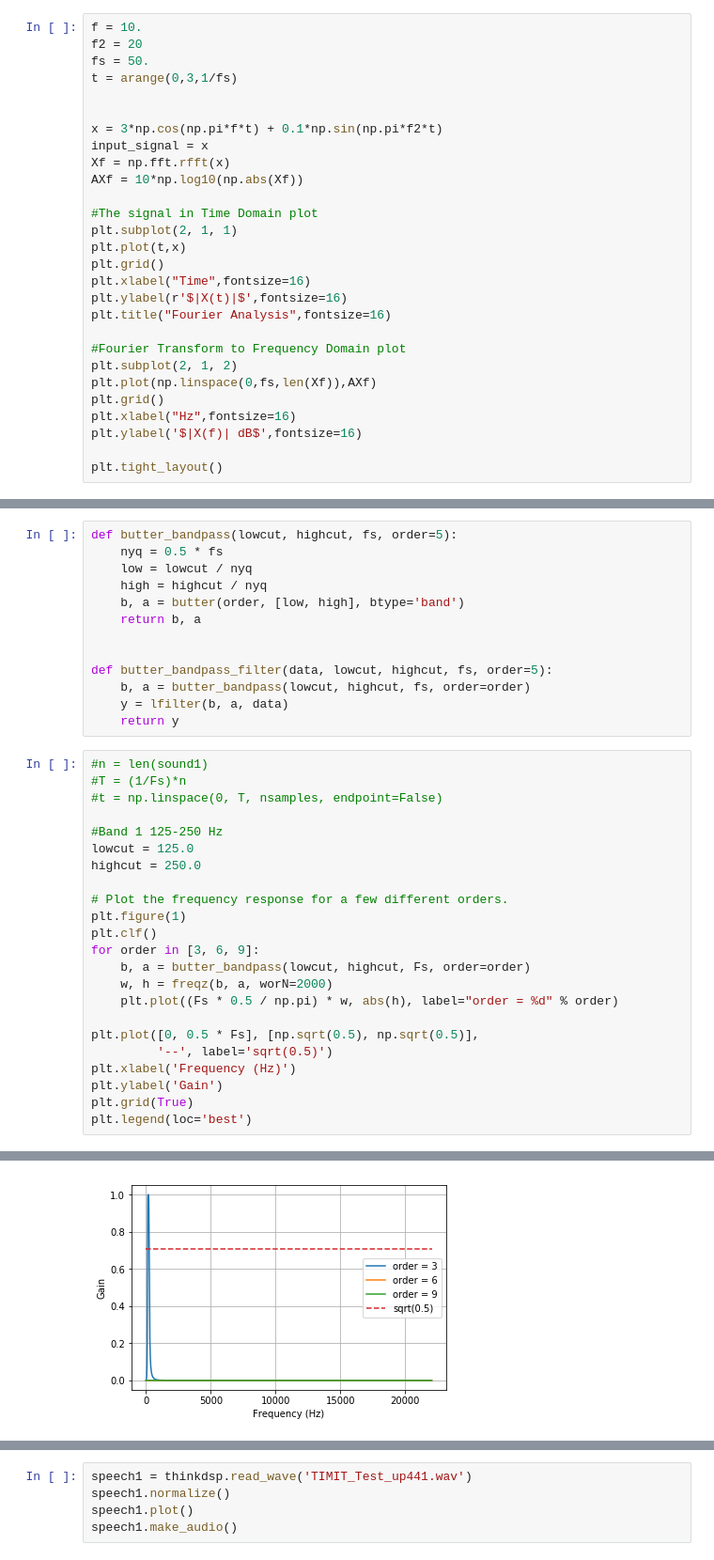
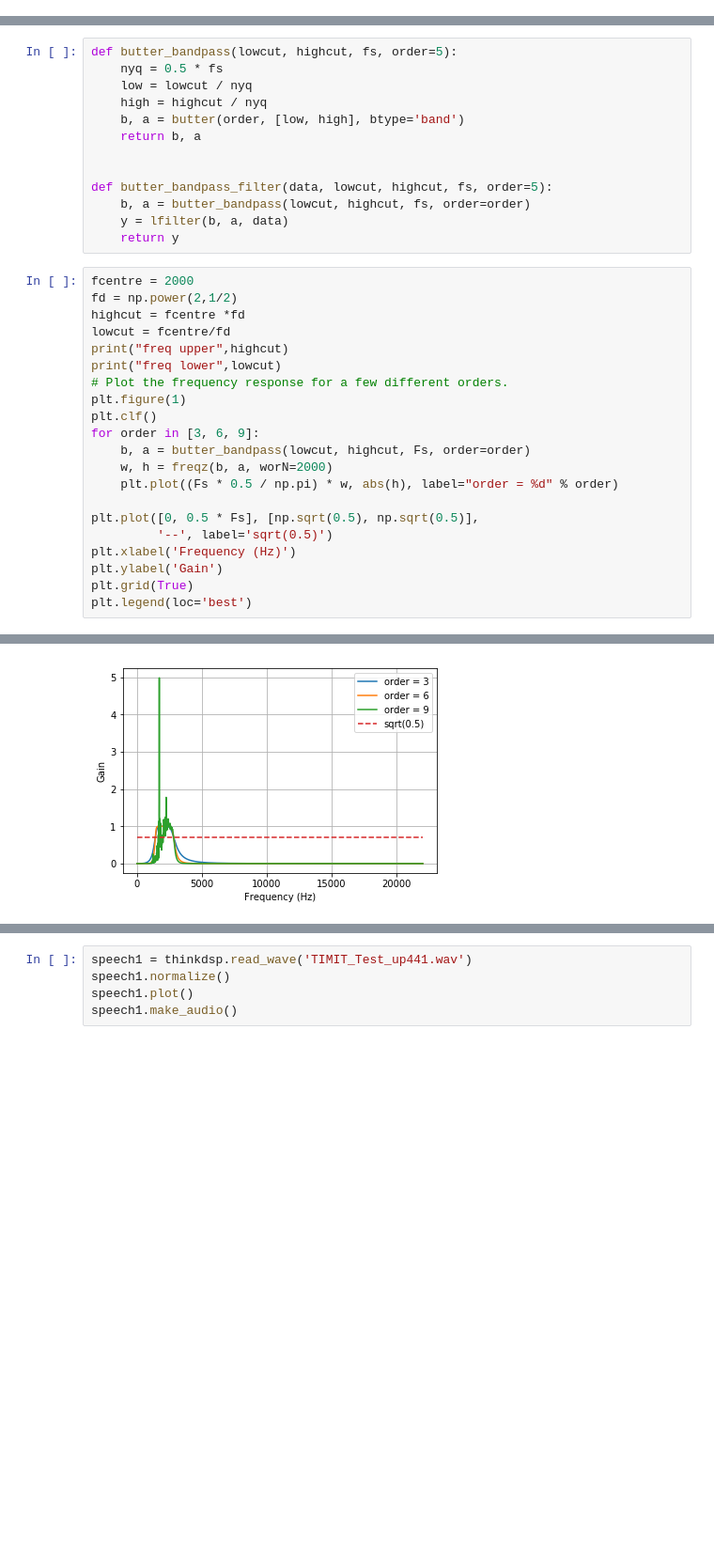
Before and after one commit to GolfSuradej/Blind-T60-estimation-using-LSTM, a Jupyter notebook: March_2018_Progress.ipynb, the cells around one changed output, grey strips where cells are left out. Shown at 94% size. Cells and saved outputs as stored; diff of their text form; blank space fills up the shorter version.

```diff
--- a/March_2018_Progress.ipynb
+++ b/March_2018_Progress.ipynb
@@ -155,28 +43,0 @@ plt.plot(magnitude)
-# %%
-f = 10.
-f2 = 20
-fs = 50.
-t = arange(0,3,1/fs)
-
-
-x = 3*np.cos(np.pi*f*t) + 0.1*np.sin(np.pi*f2*t)
-input_signal = x
-Xf = np.fft.rfft(x)
-AXf = 10*np.log10(np.abs(Xf))
-
-#The signal in Time Domain plot
-plt.subplot(2, 1, 1)
-plt.plot(t,x)
-plt.grid()
-plt.xlabel("Time",fontsize=16)
-plt.ylabel(r'$|X(t)|$',fontsize=16)
-plt.title("Fourier Analysis",fontsize=16)
-
-#Fourier Transform to Frequency Domain plot
-plt.subplot(2, 1, 2)
-plt.plot(np.linspace(0,fs,len(Xf)),AXf)
-plt.grid()
-plt.xlabel("Hz",fontsize=16)
-plt.ylabel('$|X(f)| dB$',fontsize=16)
-
-plt.tight_layout()
@@ -228,14 +126,12 @@ def butter_bandpass_filter(data, lowcut, highcut, fs, order=5):
     y = lfilter(b, a, data)
     return y
 # %%
-#n = len(sound1)
-#T = (1/Fs)*n
-#t = np.linspace(0, T, nsamples, endpoint=False)
-
-#Band 1 125-250 Hz
-lowcut = 125.0
-highcut = 250.0
-
+fcentre = 2000
+fd = np.power(2,1/2)
+highcut = fcentre *fd
+lowcut = fcentre/fd
+print("freq upper",highcut)
+print("freq lower",lowcut)
 # Plot the frequency response for a few different orders.
 plt.figure(1)
 plt.clf()
@@ -255 +153 @@ plt.legend(loc='best')
-[figure, old version]
+[figure, new version]
```
Also changed, not shown: parts of 51 cells of this notebook.
